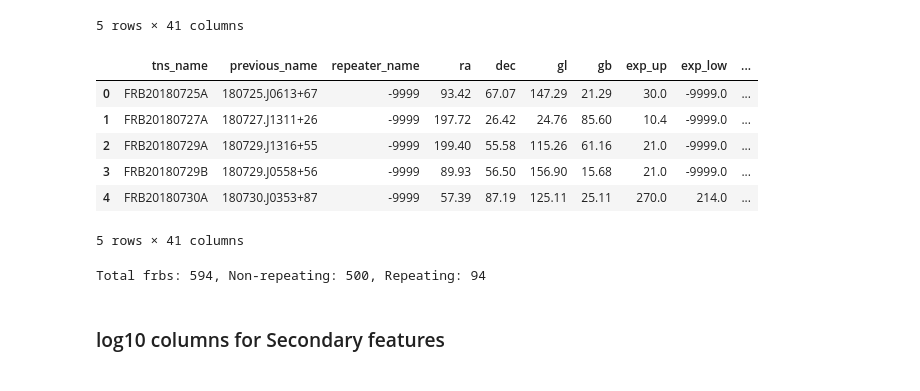
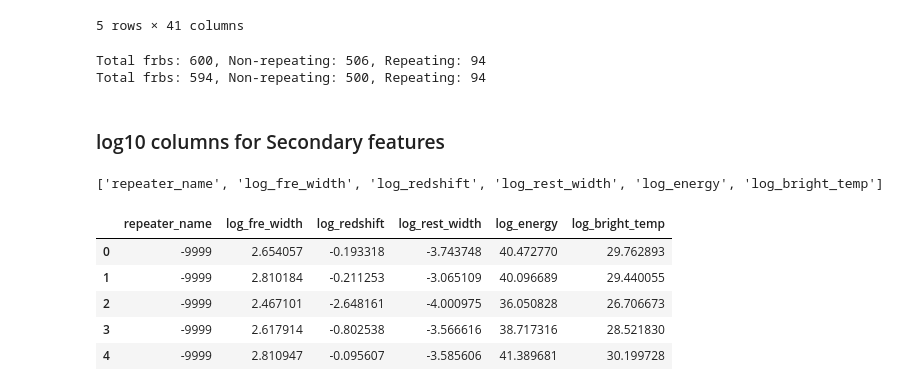
Before and after one commit to cheeku-21/FRBs-Classification, a Jupyter notebook: src/code/features.ipynb, the cells around one changed output. Cells and saved outputs as stored; diff of their text form; code cells hidden in the pictures.

```diff
--- a/src/code/features.ipynb
+++ b/src/code/features.ipynb
@@ -11,10 +11,8 @@ import numpy as np
 # reading the csv file
 df = pd.read_csv("../datasets/chimefrbcat1.csv")
 # %%
-# removing the 6 bursts without the flux measurement
-# and also cleaning the cols with '<' ,  '' , these characters
+# cleaning the cols with '<' ,  '' , these characters
 
-df = df[df['flux'] != 0]
 df['scat_time']=df['scat_time'].str.replace(r'<','')
 df['scat_time']=df['scat_time'].astype(float)
 df['width_fitb']=df['width_fitb'].str.replace(r'<','')
@@ -151,24 +149,41 @@ df.head()
 | 3 | FRB20180729B | 180729.J0558+56 | -9999 | 89.93 | 56.50 | 156.90 | 15.68 | 21.0 | -9999.0 | ... |
 | 4 | FRB20180730A | 180730.J0353+87 | -9999 | 57.39 | 87.19 | 125.11 | 25.11 | 270.0 | 214.0 | ... |
 5 rows × 41 columns
-# %%
-df['bright_temp'] = df['bright_temp']/(1e6)
-df.head()
-# %% [output]
-|  | tns_name | previous_name | repeater_name | ra | dec | gl | gb | exp_up | exp_low | ... |
-| 0 | FRB20180725A | 180725.J0613+67 | -9999 | 93.42 | 67.07 | 147.29 | 21.29 | 30.0 | -9999.0 | ... |
-| 1 | FRB20180727A | 180727.J1311+26 | -9999 | 197.72 | 26.42 | 24.76 | 85.60 | 10.4 | -9999.0 | ... |
-| 2 | FRB20180729A | 180729.J1316+55 | -9999 | 199.40 | 55.58 | 115.26 | 61.16 | 21.0 | -9999.0 | ... |
-| 3 | FRB20180729B | 180729.J0558+56 | -9999 | 89.93 | 56.50 | 156.90 | 15.68 | 21.0 | -9999.0 | ... |
-| 4 | FRB20180730A | 180730.J0353+87 | -9999 | 57.39 | 87.19 | 125.11 | 25.11 | 270.0 | 214.0 | ... |
-5 rows × 41 columns
 # %%
 # verifying the no. of bursts
+
 print(f"Total frbs: {len(df['tns_name'])}, Non-repeating: {np.sum(df['repeating']==0)}, Repeating: {np.sum(df['repeating']==1)}")
+df=df.drop(df[df.energy==0].index)
+df.reset_index(drop=True,inplace=True)
+print(f"Total frbs: {len(df['tns_name'])}, Non-repeating: {np.sum(df['repeating']==0)}, Repeating: {np.sum(df['repeating']==1)}")
 # %% [output]
+Total frbs: 600, Non-repeating: 506, Repeating: 94
 Total frbs: 594, Non-repeating: 500, Repeating: 94
 # %% [markdown]
 ### log10 columns for Secondary features
 # %%
 col1=df.columns
 col=['repeater_name', 'fre_width', 'redshift', 'rest_width','energy','bright_temp']
+# %%
+logcol=['repeater_name']
+for i in range(1,len(col)):
+    logcol.append('log_'+col[i])
+print(logcol)
+logf=df[col]
+logf.columns=logcol
+for c in logcol[1:]:
+    #print(c)
+    for i in range(len(logf['log_redshift'])):
+        if(logf.loc[i,c]==0):
+            logf.loc[i,c]=0.01
+        #print([c,i,logf.loc[i,c]])
+        logf.loc[i,c]=np.log10(logf.loc[i,c])
+logf.head()
+# %% [output]
+['repeater_name', 'log_fre_width', 'log_redshift', 'log_rest_width', 'log_energy', 'log_bright_temp']
+|  | repeater_name | log_fre_width | log_redshift | log_rest_width | log_energy | log_bright_temp |
+| 0 | -9999 | 2.654057 | -0.193318 | -3.743748 | 40.472770 | 29.762893 |
+| 1 | -9999 | 2.810184 | -0.211253 | -3.065109 | 40.096689 | 29.440055 |
+| 2 | -9999 | 2.467101 | -2.648161 | -4.000975 | 36.050828 | 26.706673 |
+| 3 | -9999 | 2.617914 | -0.802538 | -3.566616 | 38.717316 | 28.521830 |
+| 4 | -9999 | 2.810947 | -0.095607 | -3.585606 | 41.389681 | 30.199728 |
```
Also changed, not shown: parts of 5 cells of this notebook, 1 other file.
